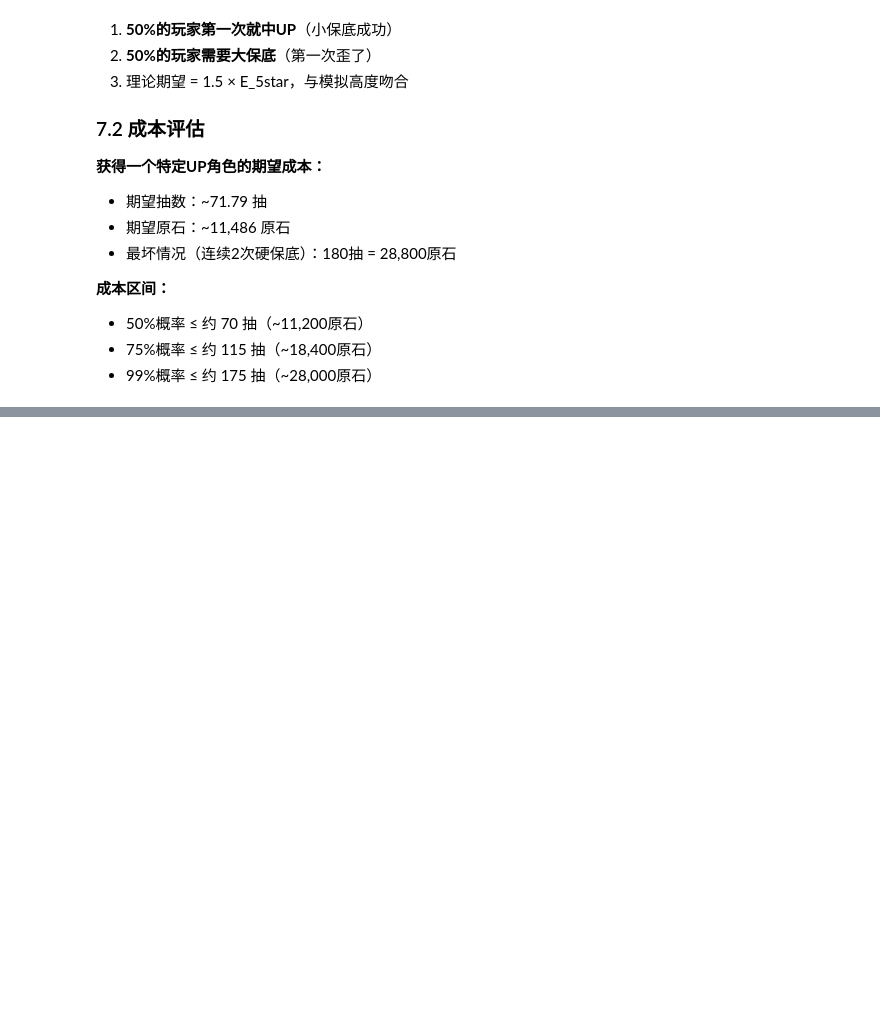
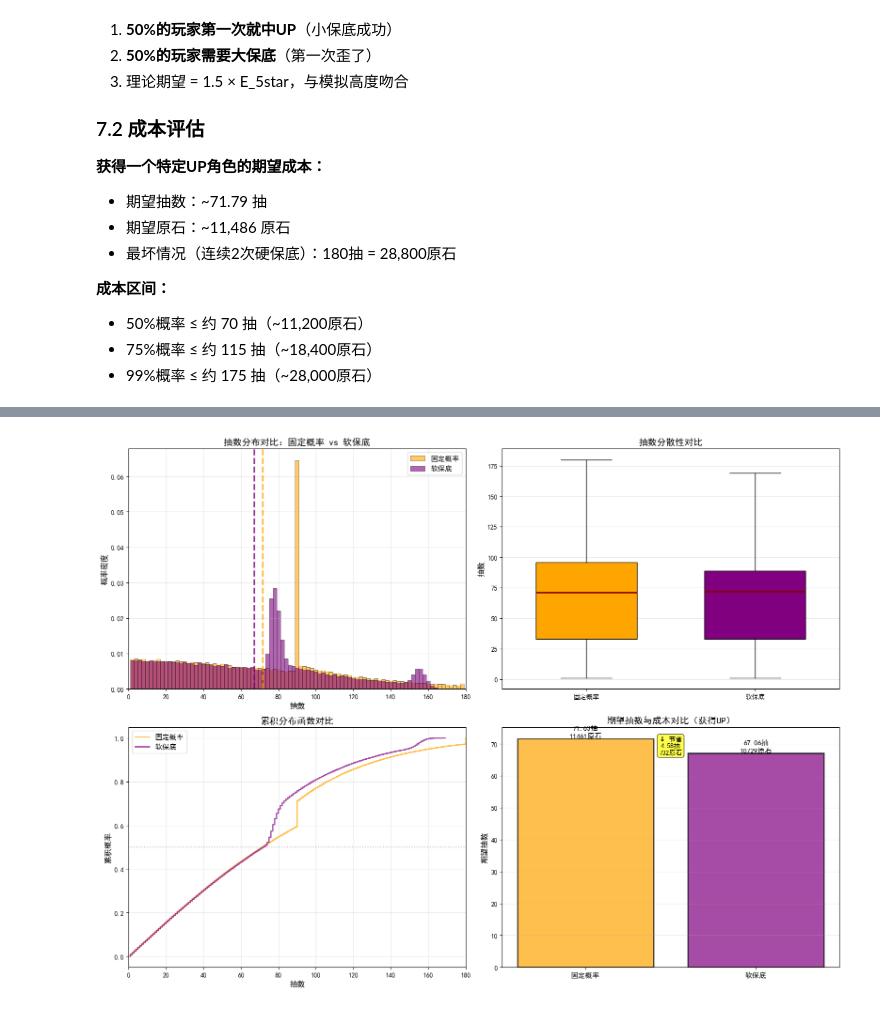
Before and after one commit to NapoleonKarlSilensk/Genshin_Impact-s_wish_mechanism_si140A_final_project, a Jupyter notebook: genshin_wish_simulation.ipynb, the cells around one changed output, grey strips where cells are left out. Saved outputs shown, nothing was run; the diff lists cells and outputs as text; code cells hidden in the pictures; blank space fills up the shorter version.

```diff
--- a/genshin_wish_simulation.ipynb
+++ b/genshin_wish_simulation.ipynb
@@ -1008,0 +1287,82 @@ print("图表已保存为 'pity_system_comparison.png'")
+# %%
+# visualization
+fig, axes = plt.subplots(2, 2, figsize=(16, 12))
+
+# 1. Distribution of number of wishes
+ax1 = axes[0, 0]
+ax1.hist(p_total_wishes, bins=range(1, 181, 2), density=True, alpha=0.6,
+         color='orange', label='固定概率', edgecolor='black', linewidth=0.5)
+ax1.hist(s_total, bins=range(1, 181, 2), density=True, alpha=0.6,
+         color='purple', label='软保底', edgecolor='black', linewidth=0.5)
+ax1.axvline(p_mean, color='orange', linestyle='--', linewidth=2.5, alpha=0.8)
+ax1.axvline(s_mean, color='purple', linestyle='--', linewidth=2.5, alpha=0.8)
+ax1.set_xlabel('抽数', fontsize=12, fontweight='bold')
+ax1.set_ylabel('概率密度', fontsize=12, fontweight='bold')
+ax1.set_title('抽数分布对比：固定概率 vs 软保底', fontsize=14, fontweight='bold')
+ax1.legend(fontsize=11)
+ax1.grid(True, alpha=0.3)
+ax1.set_xlim([0, 180])
+
+# 2. comparison of boxplots
+ax2 = axes[0, 1]
+bp = ax2.boxplot([p_total_wishes, s_total], labels=['固定概率', '软保底'],
+                  patch_artist=True, widths=0.6)
+bp['boxes'][0].set_facecolor('orange')
+bp['boxes'][1].set_facecolor('purple')
+for median in bp['medians']:
+    median.set(color='darkred', linewidth=2)
+ax2.set_ylabel('抽数', fontsize=12, fontweight='bold')
+ax2.set_title('抽数分散性对比', fontsize=14, fontweight='bold')
+ax2.grid(True, alpha=0.3, axis='y')
+
+# 3. CDF comparison
+ax3 = axes[1, 0]
+sorted_p = np.sort(p_total_wishes)
+sorted_s = np.sort(s_total)
+cdf_p = np.arange(1, len(sorted_p) + 1) / len(sorted_p)
+cdf_s = np.arange(1, len(sorted_s) + 1) / len(sorted_s)
+ax3.plot(sorted_p, cdf_p, 'orange', linewidth=2, label='固定概率', alpha=0.7)
+ax3.plot(sorted_s, cdf_s, 'purple', linewidth=2, label='软保底', alpha=0.7)
+ax3.axhline(0.5, color='gray', linestyle=':', linewidth=1.5, alpha=0.5)
+ax3.set_xlabel('抽数', fontsize=12, fontweight='bold')
+ax3.set_ylabel('累积概率', fontsize=12, fontweight='bold')
+ax3.set_title('累积分布函数对比', fontsize=14, fontweight='bold')
+ax3.legend(fontsize=11)
+ax3.grid(True, alpha=0.3)
+ax3.set_xlim([0, 180])
+
+# 4. Expectation and cost comparison
+ax4 = axes[1, 1]
+models = ['固定概率', '软保底']
+means = [p_mean, s_mean]
+costs = [m * PRIMOGEM_PER_WISH for m in means]
+x_pos = np.arange(len(models))
+
+bars = ax4.bar(x_pos, means, color=['orange', 'purple'], alpha=0.7,
+               edgecolor='black', linewidth=2)
+ax4.set_ylabel('期望抽数', fontsize=12, fontweight='bold')
+ax4.set_title('期望抽数与成本对比（获得UP）', fontsize=14, fontweight='bold')
+ax4.set_xticks(x_pos)
+ax4.set_xticklabels(models, fontsize=11)
+ax4.grid(True, alpha=0.3, axis='y')
+
+for i, (bar, mean, cost) in enumerate(zip(bars, means, costs)):
+    height = bar.get_height()
+    ax4.text(bar.get_x() + bar.get_width()/2., height,
+             f'{mean:.2f}抽\n{cost:.0f}原石',
+             ha='center', va='bottom', fontsize=11, fontweight='bold')
+
+save_wishes = p_mean - s_mean
+save_cost = save_wishes * PRIMOGEM_PER_WISH
+ax4.text(0.5, (p_mean + s_mean) / 2,
+         f'↓ 节省\n{save_wishes:.2f}抽\n{save_cost:.0f}原石',
+         ha='center', va='center', fontsize=10, fontweight='bold',
+         bbox=dict(boxstyle='round', facecolor='yellow', alpha=0.7))
+
+plt.tight_layout()
+plt.savefig('soft_pity_comparison.png', dpi=300, bbox_inches='tight')
+plt.show()
+
+print("图表已保存为 'soft_pity_comparison.png'")
+# %% [output]
+[figure, added]
```
Also changed, not shown: parts of 10 cells of this notebook, 2 other files.
